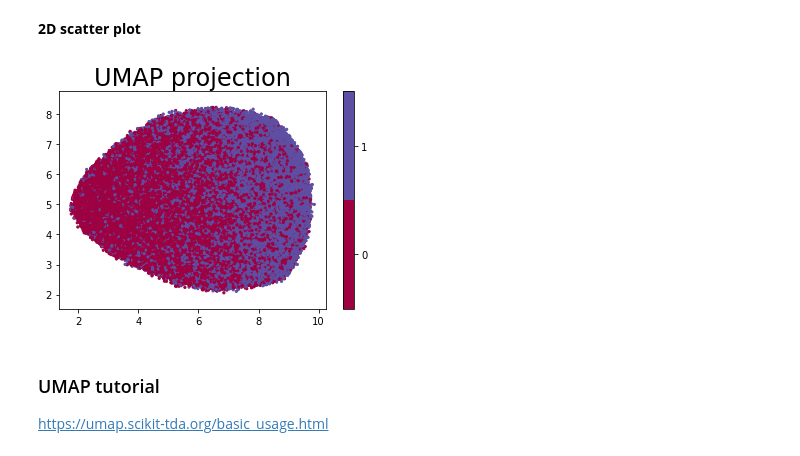
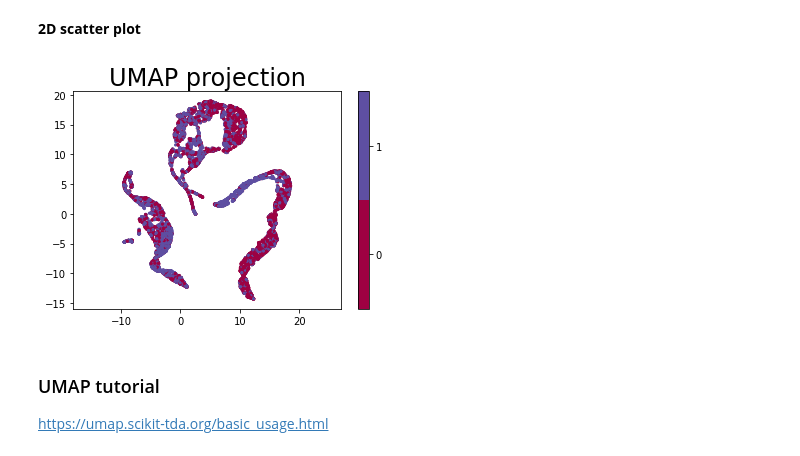
Before and after one commit to larrylawl/CP-VAE, a Jupyter notebook: style_space_visualisation.ipynb, the cells around one changed output. Drawn from its saved outputs; the diff is of its cells as text; code cells hidden in the pictures.

```diff
--- a/style_space_visualisation.ipynb
+++ b/style_space_visualisation.ipynb
@@ -89,26 +175,26 @@ DecomposedVAE(
 # %%
-# plotting latent semantic vectors z2
-train_data_list, train_labels_list = train_data.create_data_batch_labels(32, device)
-_, train_feat_list = train_data.create_data_batch_feats(32, train_feat, device)
-z2_accum = []
-for batch_feat in train_feat_list:
-    z2, _ = model.vae.encode_semantic(batch_feat)
-    z2_accum.append(z2)
-emb = torch.cat(z2_accum, dim=1).squeeze().cpu().detach().numpy()
-labels = list(chain.from_iterable(train_labels_list))
+# # plotting latent semantic vectors z2
+# train_data_list, train_labels_list = train_data.create_data_batch_labels(32, device)
+# _, train_feat_list = train_data.create_data_batch_feats(32, train_feat, device)
+# z2_accum = []
+# for batch_feat in train_feat_list:
+#     z2, _ = model.vae.encode_semantic(batch_feat)
+#     z2_accum.append(z2)
+# emb = torch.cat(z2_accum, dim=1).squeeze().cpu().detach().numpy()
+# labels = list(chain.from_iterable(train_labels_list))
 # %% [output]
 Maximum length: 50
 # %%
-# plotting proportion p
-train_data_list, train_labels_list = train_data.create_data_batch_labels(32, device)
-_, train_feat_list = train_data.create_data_batch_feats(32, train_feat, device)
-p_accum = []
-for batch_feat in train_feat_list:
-    r, _ = model.vae.mlp_encoder(batch_feat, True) # Wh+b
-    p = model.vae.get_var_prob(r) # p in equation 3 (softmax(Wh + b))
-    p_accum.append(p)
-emb = torch.cat(p_accum, dim=0).squeeze().cpu().detach().numpy()
-labels = list(chain.from_iterable(train_labels_list))
+# # plotting proportion p
+# train_data_list, train_labels_list = train_data.create_data_batch_labels(32, device)
+# _, train_feat_list = train_data.create_data_batch_feats(32, train_feat, device)
+# p_accum = []
+# for batch_feat in train_feat_list:
+#     r, _ = model.vae.mlp_encoder(batch_feat, True) # Wh+b
+#     p = model.vae.get_var_prob(r) # p in equation 3 (softmax(Wh + b))
+#     p_accum.append(p)
+# emb = torch.cat(p_accum, dim=0).squeeze().cpu().detach().numpy()
+# labels = list(chain.from_iterable(train_labels_list))
 # %% [markdown]
 **3D scatter plot**
 
@@ -125,14 +215,14 @@ Text(0.5, 0.92, 'simple 3D scatter plot')
 **2D scatter plot**
 # %%
 reducer = umap.UMAP()
-emb = reducer.fit_transform(emb)
+z1 = reducer.fit_transform(z1)
 # %%
-plt.scatter(emb[:, 0], emb[:, 1], c=labels, cmap='Spectral', s=5)
+plt.scatter(z1[:, 0], z1[:, 1], c=labels, cmap='Spectral', s=5)
 plt.gca().set_aspect('equal', 'datalim')
 plt.colorbar(boundaries=np.arange(3)-0.5).set_ticks(np.arange(2))
 plt.title('UMAP projection', fontsize=24);
 # %% [output]
-[figure, old version]
+[figure, new version]
 # %% [markdown]
 ### UMAP tutorial
 https://umap.scikit-tda.org/basic_usage.html
```
Also changed, not shown: parts of 12 cells of this notebook, 3 other files.
